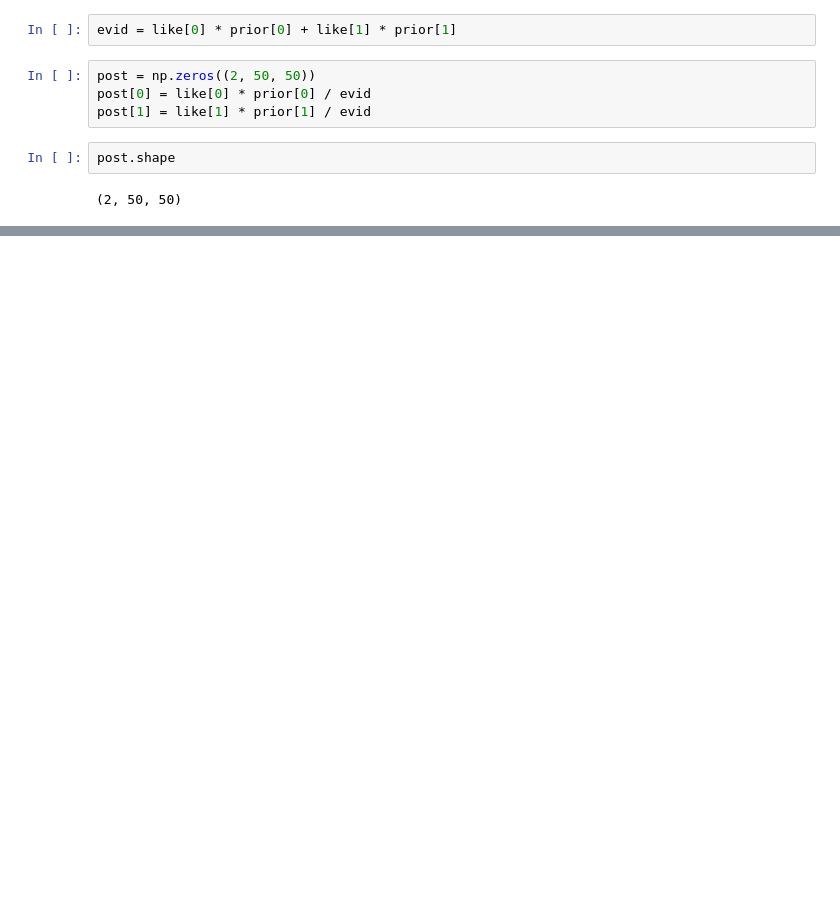
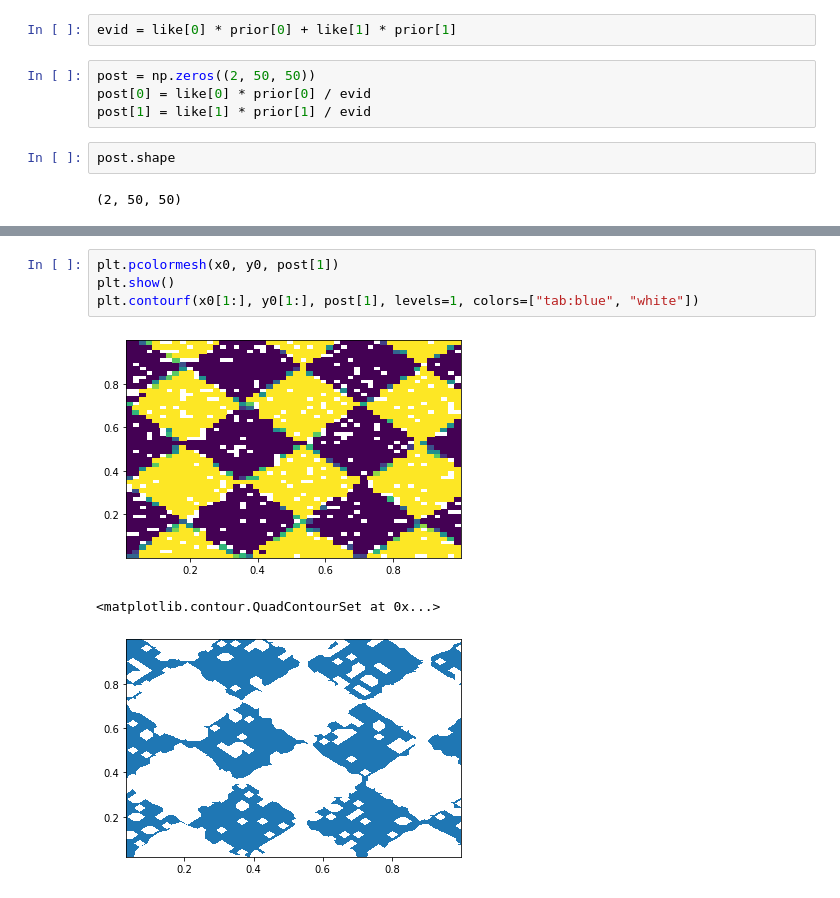
Before and after one commit to rafaelgm9/ECE523-S20, a Jupyter notebook: HW2/Density-Estimation-in-Practice.ipynb, the cells around one changed output, grey strips where cells are left out. Drawn from its saved outputs; the diff is of its cells as text; blank space fills up the shorter version.

```diff
--- a/HW2/Density-Estimation-in-Practice.ipynb
+++ b/HW2/Density-Estimation-in-Practice.ipynb
@@ -57,0 +63,8 @@ im = plt.pcolormesh(x0, y0, post[1])
+# %%
+plt.pcolormesh(x0, y0, post[1])
+plt.show()
+plt.contourf(x0[1:], y0[1:], post[1], levels=1, colors=["tab:blue", "white"])
+# %% [output]
+[figure, added]
+<matplotlib.contour.QuadContourSet at 0x...>
+[figure, added]
```
Also changed, not shown: parts of 6 cells of this notebook, 1 other file.
